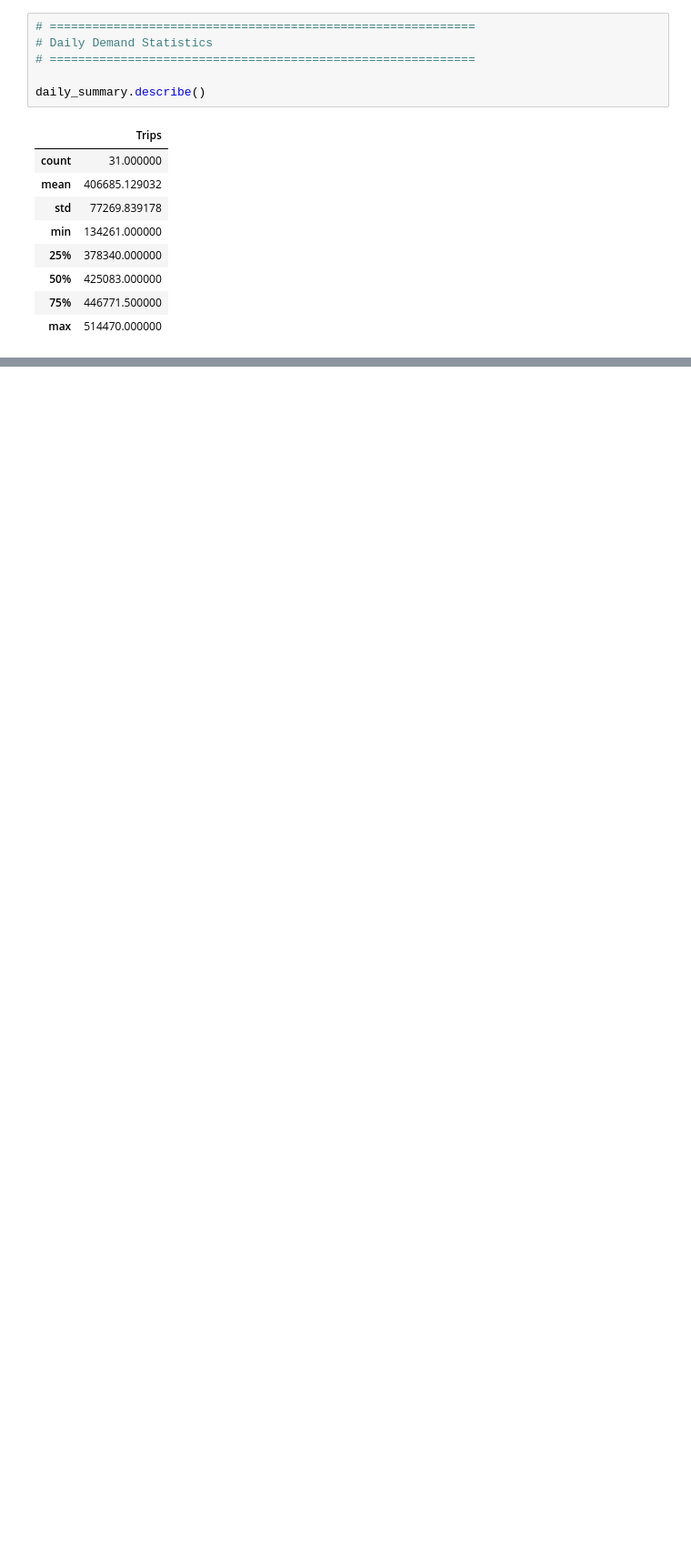
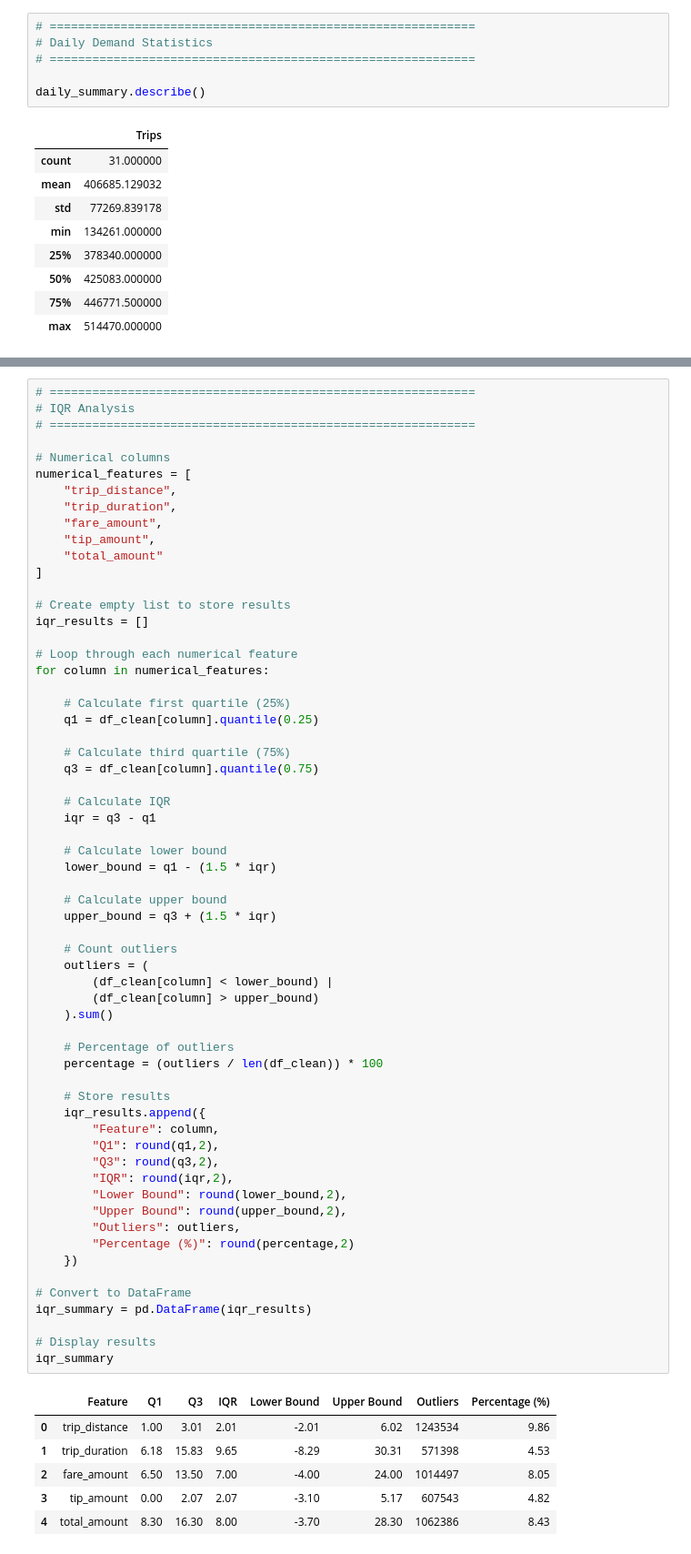
Before and after one commit to morsycoo/NYC-Yellow-Taxi-Trip-Duration-Prediction, a Jupyter notebook: notebook/NYC_Taxi_Statistical_Analysis.ipynb, the cells around one changed output, grey strips where cells are left out. Shown at 91% size. Saved outputs shown, nothing was run; the diff lists cells and outputs as text; blank space fills up the shorter version.

```diff
--- a/notebook/NYC_Taxi_Statistical_Analysis.ipynb
+++ b/notebook/NYC_Taxi_Statistical_Analysis.ipynb
@@ -4166,0 +4200,68 @@ daily_summary.describe()
+# %%
+# ============================================================
+# IQR Analysis
+# ============================================================
+
+# Numerical columns
+numerical_features = [
+    "trip_distance",
+    "trip_duration",
+    "fare_amount",
+    "tip_amount",
+    "total_amount"
+]
+
+# Create empty list to store results
+iqr_results = []
+
+# Loop through each numerical feature
+for column in numerical_features:
+
+    # Calculate first quartile (25%)
+    q1 = df_clean[column].quantile(0.25)
+
+    # Calculate third quartile (75%)
+    q3 = df_clean[column].quantile(0.75)
+
+    # Calculate IQR
+    iqr = q3 - q1
+
+    # Calculate lower bound
+    lower_bound = q1 - (1.5 * iqr)
+
+    # Calculate upper bound
+    upper_bound = q3 + (1.5 * iqr)
+
+    # Count outliers
+    outliers = (
+        (df_clean[column] < lower_bound) |
+        (df_clean[column] > upper_bound)
+    ).sum()
+
+    # Percentage of outliers
+    percentage = (outliers / len(df_clean)) * 100
+
+    # Store results
+    iqr_results.append({
+        "Feature": column,
+        "Q1": round(q1,2),
+        "Q3": round(q3,2),
+        "IQR": round(iqr,2),
+        "Lower Bound": round(lower_bound,2),
+        "Upper Bound": round(upper_bound,2),
+        "Outliers": outliers,
+        "Percentage (%)": round(percentage,2)
+    })
+
+# Convert to DataFrame
+iqr_summary = pd.DataFrame(iqr_results)
+
+# Display results
+iqr_summary
+# %% [output]
+|  | Feature | Q1 | Q3 | IQR | Lower Bound | Upper Bound | Outliers | Percentage (%) |
+| 0 | trip_distance | 1.00 | 3.01 | 2.01 | -2.01 | 6.02 | 1243534 | 9.86 |
+| 1 | trip_duration | 6.18 | 15.83 | 9.65 | -8.29 | 30.31 | 571398 | 4.53 |
+| 2 | fare_amount | 6.50 | 13.50 | 7.00 | -4.00 | 24.00 | 1014497 | 8.05 |
+| 3 | tip_amount | 0.00 | 2.07 | 2.07 | -3.10 | 5.17 | 607543 | 4.82 |
+| 4 | total_amount | 8.30 | 16.30 | 8.00 | -3.70 | 28.30 | 1062386 | 8.43 |
```
Also changed, not shown: parts of 18 cells of this notebook.
